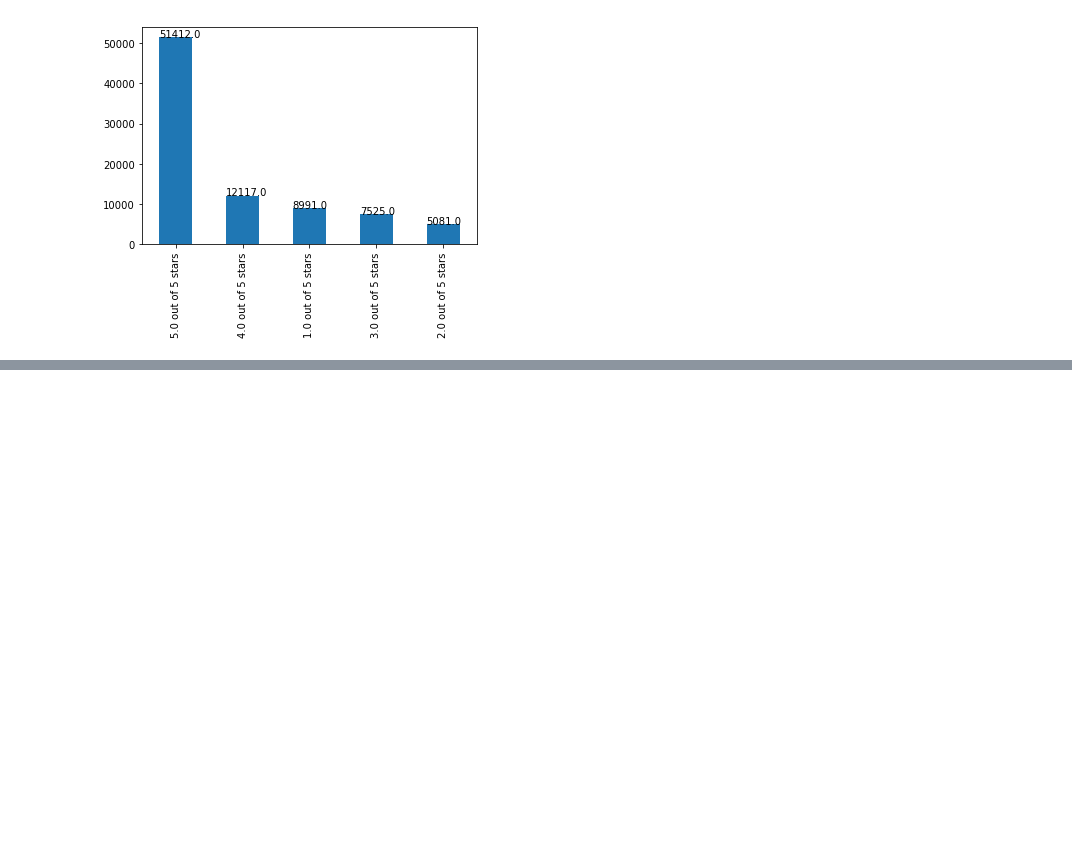
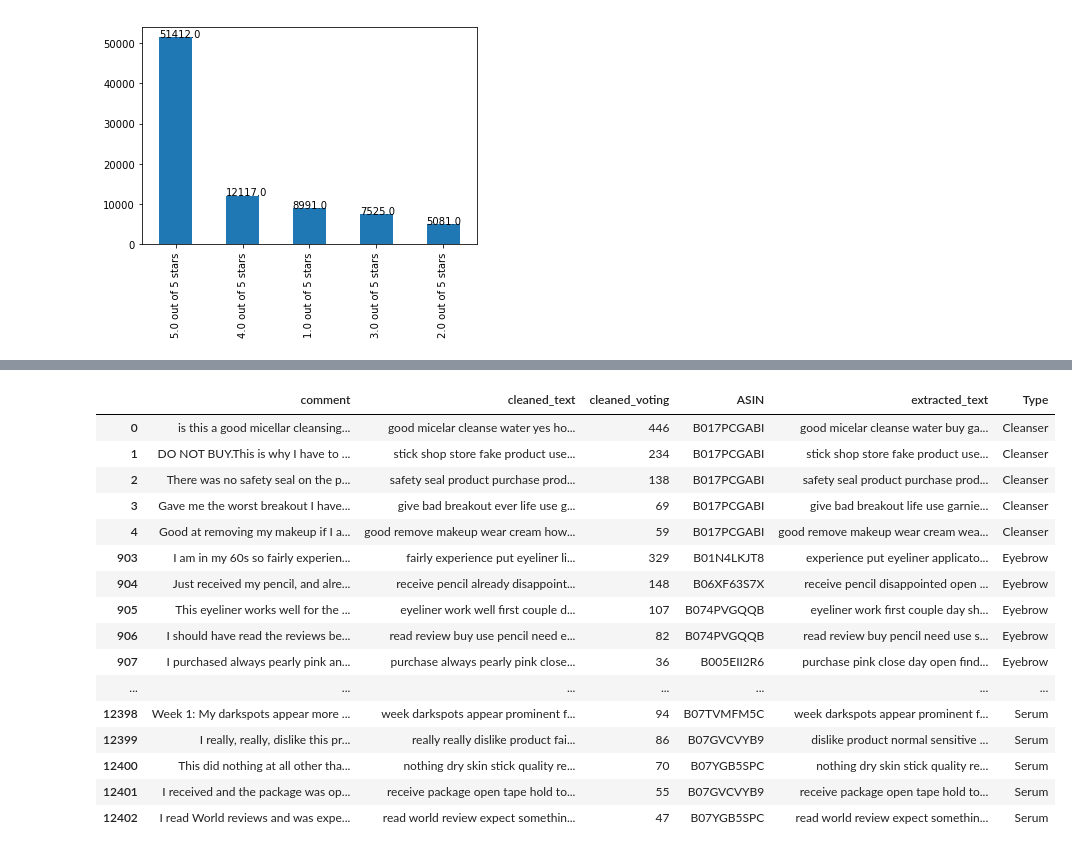
Before and after one commit to junronglau/product-defects-extraction, a Jupyter notebook: notebooks/explore.ipynb, the cells around one changed output, grey strips where cells are left out. Drawn from its saved outputs; the diff is of its cells as text; code cells hidden in the pictures; blank space fills up the shorter version.

```diff
--- a/notebooks/explore.ipynb
+++ b/notebooks/explore.ipynb
@@ -50,0 +109,28 @@ Index(['stars', 'profile_name', 'profile_link', 'profile_image', 'title',
+# %%
+# Look at top rated reviews - We can use these + filter out N,V,Js to extract the keywords for seeding our topic models.
+# Assumption here is that the higher voted the issues, the more prevalant it is and representative of the underlying dataset (to some extent)
+# Because ppl upvote means they are facing the same issue, and hence similar issues worded differently will exist too
+
+def replace_null(col, replace_text):
+    col = col.copy()
+    return col.fillna(replace_text)
+
+
+def remove_short_words(col, length):
+    col = col.copy()
+    t = col.str.split(expand=True).stack()
+    return t.loc[t.str.len() >= length].groupby(level=0).apply(' '.join)
+
+
+def remove_digits(col):
+    col = col.copy()
+    return col.str.replace('\d+', '')
+
+
+df['cleaned_text'] = remove_digits(df['cleaned_text'])
+df['cleaned_text'] = remove_short_words(df['cleaned_text'], 3)
+df['cleaned_text'] = replace_null(df['cleaned_text'], np.nan)
+top_rated_df = df[['comment','cleaned_text','cleaned_voting', 'ASIN']].sort_values(by='cleaned_voting', ascending=False)
+top_rated_df['cleaned_text'] = top_rated_df['cleaned_text'].str.strip().drop_duplicates()
+top_rated_df['extracted_text'] = top_rated_df['cleaned_text'].astype(str).apply(filter_pos_tags, tag_lst=['N', 'V', 'J'])
+top_rated_df.dropna(inplace=True)
@@ -50,0 +145,23 @@ Index(['stars', 'profile_name', 'profile_link', 'profile_image', 'title',
+# %%
+# Get the top 5 from each product category
+merged_df = pd.merge(top_rated_df,prod_cat_df,on='ASIN', how='left')
+g = merged_df.groupby(["Type"]).apply(lambda x: x.sort_values(["cleaned_voting"], ascending=False)).reset_index(drop=True)
+g.groupby('Type').head(5)
+# %% [output]
+|  | comment | cleaned_text | cleaned_voting | ASIN | extracted_text | Type |
+| 0 | is this a good micellar cleansing... | good micelar cleanse water yes ho... | 446 | B017PCGABI | good micelar cleanse water buy ga... | Cleanser |
+| 1 | DO NOT BUY.This is why I have to ... | stick shop store fake product use... | 234 | B017PCGABI | stick shop store fake product use... | Cleanser |
+| 2 | There was no safety seal on the p... | safety seal product purchase prod... | 138 | B017PCGABI | safety seal product purchase prod... | Cleanser |
+| 3 | Gave me the worst breakout I have... | give bad breakout ever life use g... | 69 | B017PCGABI | give bad breakout life use garnie... | Cleanser |
+| 4 | Good at removing my makeup if I a... | good remove makeup wear cream how... | 59 | B017PCGABI | good remove makeup wear cream wea... | Cleanser |
+| 903 | I am in my 60s so fairly experien... | fairly experience put eyeliner li... | 329 | B01N4LKJT8 | experience put eyeliner applicato... | Eyebrow |
+| 904 | Just received my pencil, and alre... | receive pencil already disappoint... | 148 | B06XF63S7X | receive pencil disappointed open ... | Eyebrow |
+| 905 | This eyeliner works well for the ... | eyeliner work well first couple d... | 107 | B074PVGQQB | eyeliner work first couple day sh... | Eyebrow |
+| 906 | I should have read the reviews be... | read review buy use pencil need e... | 82 | B074PVGQQB | read review buy pencil need use s... | Eyebrow |
+| 907 | I purchased always pearly pink an... | purchase always pearly pink close... | 36 | B005EII2R6 | purchase pink close day open find... | Eyebrow |
+| ... | ... | ... | ... | ... | ... | ... |
+| 12398 | Week 1: My darkspots appear more ... | week darkspots appear prominent f... | 94 | B07TVMFM5C | week darkspots appear prominent f... | Serum |
+| 12399 | I really, really, dislike this pr... | really really dislike product fai... | 86 | B07GVCVYB9 | dislike product normal sensitive ... | Serum |
+| 12400 | This did nothing at all other tha... | nothing dry skin stick quality re... | 70 | B07YGB5SPC | nothing dry skin stick quality re... | Serum |
+| 12401 | I received and the package was op... | receive package open tape hold to... | 55 | B07GVCVYB9 | receive package open tape hold to... | Serum |
+| 12402 | I read World reviews and was expe... | read world review expect somethin... | 47 | B07YGB5SPC | read world review expect somethin... | Serum |
```
Also changed, not shown: parts of 9 cells of this notebook.
